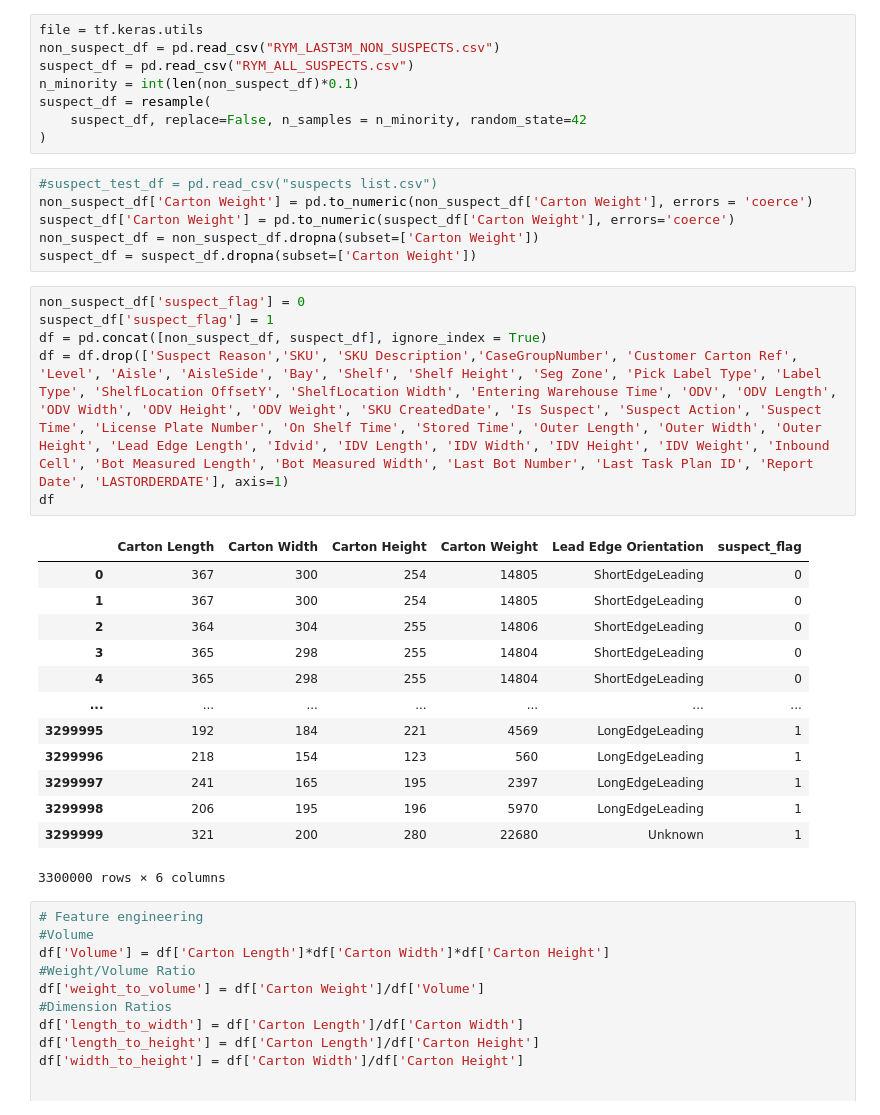
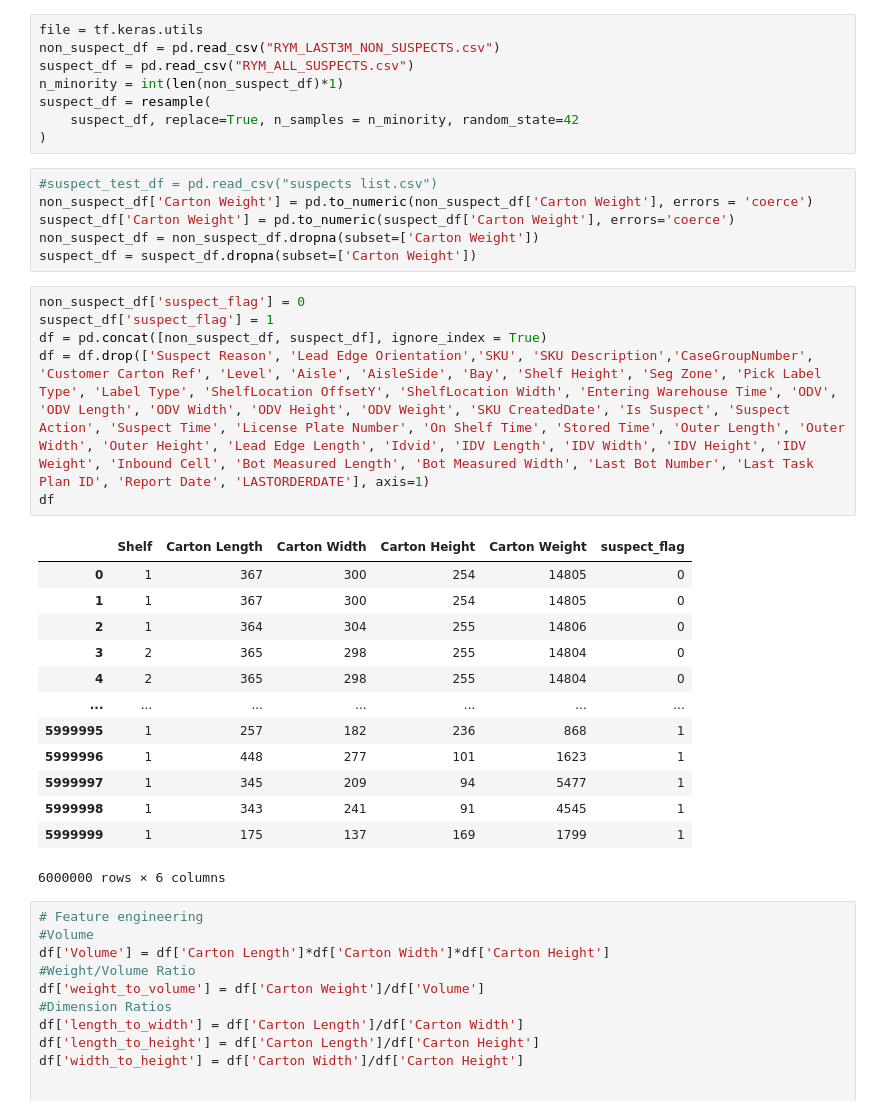
Before and after one commit to aa-phan/Suspect_Genie, a Jupyter notebook: NN.ipynb, the cells around one changed output. Drawn from its saved outputs; the diff is of its cells as text.

```diff
--- a/NN.ipynb
+++ b/NN.ipynb
@@ -26,9 +26,9 @@ colors = plt.rcParams['axes.prop_cycle'].by_key()['color']
 file = tf.keras.utils
 non_suspect_df = pd.read_csv("RYM_LAST3M_NON_SUSPECTS.csv")
 suspect_df = pd.read_csv("RYM_ALL_SUSPECTS.csv")
-n_minority = int(len(non_suspect_df)*0.1)
+n_minority = int(len(non_suspect_df)*1)
 suspect_df = resample(
-    suspect_df, replace=False, n_samples = n_minority, random_state=42
+    suspect_df, replace=True, n_samples = n_minority, random_state=42
 )
 # %%
 #suspect_test_df = pd.read_csv("suspects list.csv")
@@ -39,23 +39,23 @@ suspect_df = suspect_df.dropna(subset=['Carton Weight'])
 # %%
 non_suspect_df['suspect_flag'] = 0
 suspect_df['suspect_flag'] = 1
 df = pd.concat([non_suspect_df, suspect_df], ignore_index = True)
-df = df.drop(['Suspect Reason','SKU', 'SKU Description','CaseGroupNumber', 'Customer Carton Ref', 'Level', 'Aisle', 'AisleSide', 'Bay', 'Shelf', 'Shelf Height', 'Seg Zone', 'Pick Label Type', 'Label Type', 'ShelfLocation OffsetY', 'ShelfLocation Width', 'Entering Warehouse Time', 'ODV', 'ODV Length', 'ODV Width', 'ODV Height', 'ODV Weight', 'SKU CreatedDate', 'Is Suspect', 'Suspect Action', 'Suspect Time', 'License Plate Number', 'On Shelf Time', 'Stored Time', 'Outer Length', 'Outer Width', 'Outer Height', 'Lead Edge Length', 'Idvid', 'IDV Length', 'IDV Width', 'IDV Height', 'IDV Weight', 'Inbound Cell', 'Bot Measured Length', 'Bot Measured Width', 'Last Bot Number', 'Last Task Plan ID', 'Report Date', 'LASTORDERDATE'], axis=1)
+df = df.drop(['Suspect Reason', 'Lead Edge Orientation','SKU', 'SKU Description','CaseGroupNumber', 'Customer Carton Ref', 'Level', 'Aisle', 'AisleSide', 'Bay', 'Shelf Height', 'Seg Zone', 'Pick Label Type', 'Label Type', 'ShelfLocation OffsetY', 'ShelfLocation Width', 'Entering Warehouse Time', 'ODV', 'ODV Length', 'ODV Width', 'ODV Height', 'ODV Weight', 'SKU CreatedDate', 'Is Suspect', 'Suspect Action', 'Suspect Time', 'License Plate Number', 'On Shelf Time', 'Stored Time', 'Outer Length', 'Outer Width', 'Outer Height', 'Lead Edge Length', 'Idvid', 'IDV Length', 'IDV Width', 'IDV Height', 'IDV Weight', 'Inbound Cell', 'Bot Measured Length', 'Bot Measured Width', 'Last Bot Number', 'Last Task Plan ID', 'Report Date', 'LASTORDERDATE'], axis=1)
 df
 # %% [output]
-|  | Carton Length | Carton Width | Carton Height | Carton Weight | Lead Edge Orientation | suspect_flag |
-| 0 | 367 | 300 | 254 | 14805 | ShortEdgeLeading | 0 |
-| 1 | 367 | 300 | 254 | 14805 | ShortEdgeLeading | 0 |
-| 2 | 364 | 304 | 255 | 14806 | ShortEdgeLeading | 0 |
-| 3 | 365 | 298 | 255 | 14804 | ShortEdgeLeading | 0 |
-| 4 | 365 | 298 | 255 | 14804 | ShortEdgeLeading | 0 |
+|  | Shelf | Carton Length | Carton Width | Carton Height | Carton Weight | suspect_flag |
+| 0 | 1 | 367 | 300 | 254 | 14805 | 0 |
+| 1 | 1 | 367 | 300 | 254 | 14805 | 0 |
+| 2 | 1 | 364 | 304 | 255 | 14806 | 0 |
+| 3 | 2 | 365 | 298 | 255 | 14804 | 0 |
+| 4 | 2 | 365 | 298 | 255 | 14804 | 0 |
 | ... | ... | ... | ... | ... | ... | ... |
-| 3299995 | 192 | 184 | 221 | 4569 | LongEdgeLeading | 1 |
-| 3299996 | 218 | 154 | 123 | 560 | LongEdgeLeading | 1 |
-| 3299997 | 241 | 165 | 195 | 2397 | LongEdgeLeading | 1 |
-| 3299998 | 206 | 195 | 196 | 5970 | LongEdgeLeading | 1 |
-| 3299999 | 321 | 200 | 280 | 22680 | Unknown | 1 |
+| 5999995 | 1 | 257 | 182 | 236 | 868 | 1 |
+| 5999996 | 1 | 448 | 277 | 101 | 1623 | 1 |
+| 5999997 | 1 | 345 | 209 | 94 | 5477 | 1 |
+| 5999998 | 1 | 343 | 241 | 91 | 4545 | 1 |
+| 5999999 | 1 | 175 | 137 | 169 | 1799 | 1 |
-3300000 rows × 6 columns
+6000000 rows × 6 columns
 # %%
 # Feature engineering
 #Volume
```
Also changed, not shown: parts of 17 cells of this notebook, 1 other file.
